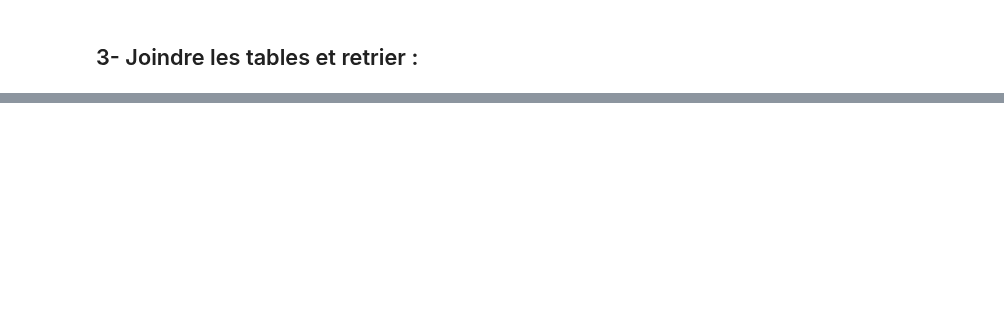
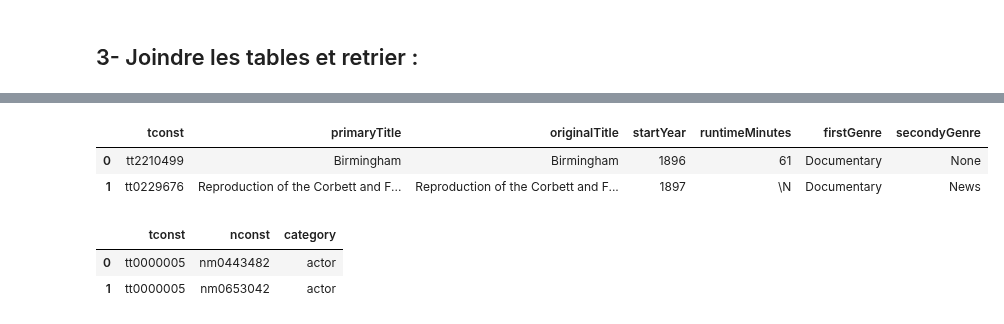
Before and after one commit to CathieLC/Wild_movie_project, a Jupyter notebook: Catherine/Catherine_mean_age_actors.ipynb, the cells around one changed output, grey strips where cells are left out. Saved outputs shown, nothing was run; the diff lists cells and outputs as text; code cells hidden in the pictures; blank space fills up the shorter version.

```diff
--- a/Catherine/Catherine_mean_age_actors.ipynb
+++ b/Catherine/Catherine_mean_age_actors.ipynb
@@ -115,3 +165,10 @@ movies = movies.drop(columns=['titleType', 'endYear', 'isAdult'])
+# %%
+# change str en int sur les colonnes startYear et runtimeMinutes
+movies.astype({'startYear': int})
+movies.astype({'runtimeMinutes': int})
+
+#je ne conserve que les durées entre 58mn et inf à 270mn
+movies = movies[(movies['runtimeMinutes']>=58)&(movies['runtimeMinutes']<=270)]
 # %%
 #reset index base movies (again !)
 movies.reset_index(inplace=True)
@@ -297,0 +302,12 @@ print(actors_birth2)
+# %%
+movies.head(2)
+# %% [output]
+|  | tconst | primaryTitle | originalTitle | startYear | runtimeMinutes | firstGenre | secondyGenre |
+| 0 | tt2210499 | Birmingham | Birmingham | 1896 | 61 | Documentary | None |
+| 1 | tt0229676 | Reproduction of the Corbett and F... | Reproduction of the Corbett and F... | 1897 | \N | Documentary | News |
+# %%
+title.head(2)
+# %% [output]
+|  | tconst | nconst | category |
+| 0 | tt0000005 | nm0443482 | actor |
+| 1 | tt0000005 | nm0653042 | actor |
```
Also changed, not shown: parts of 50 cells of this notebook.
